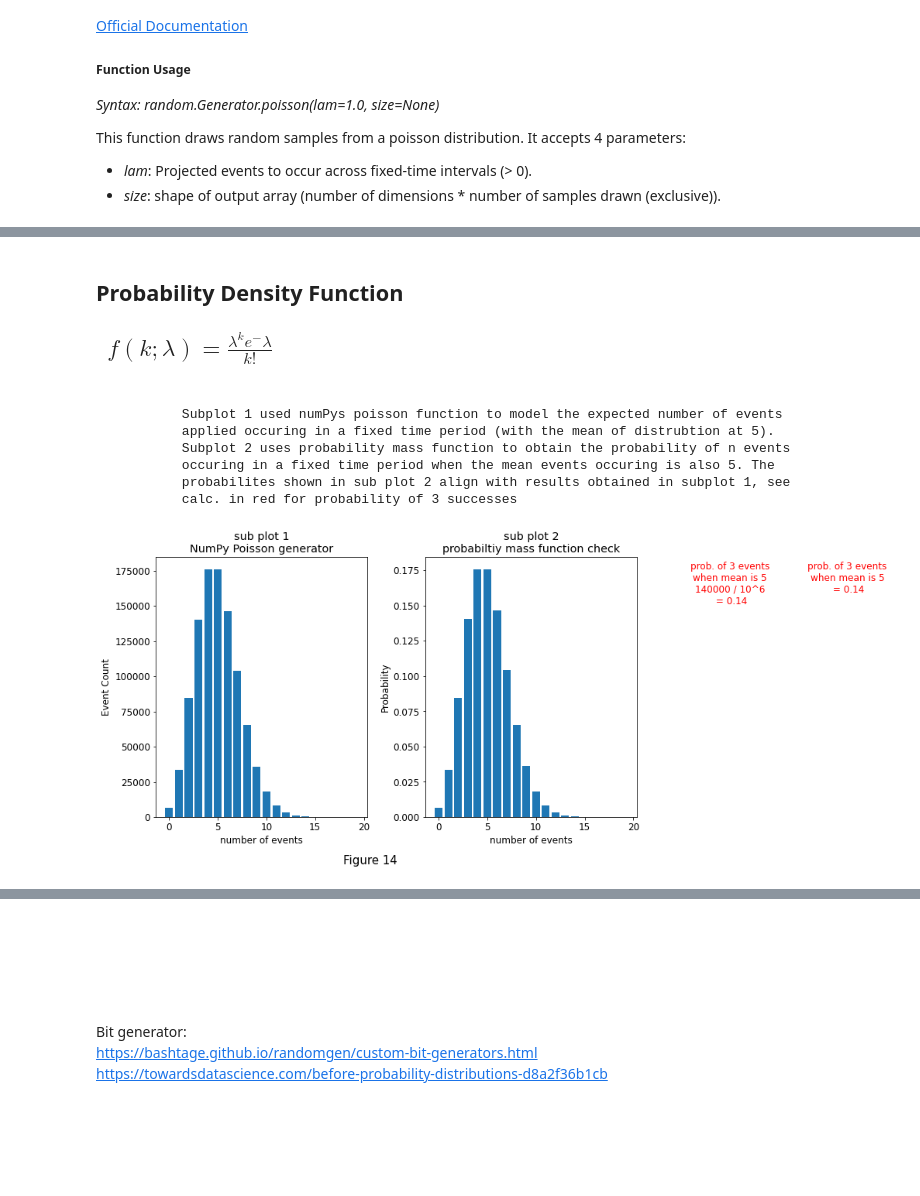
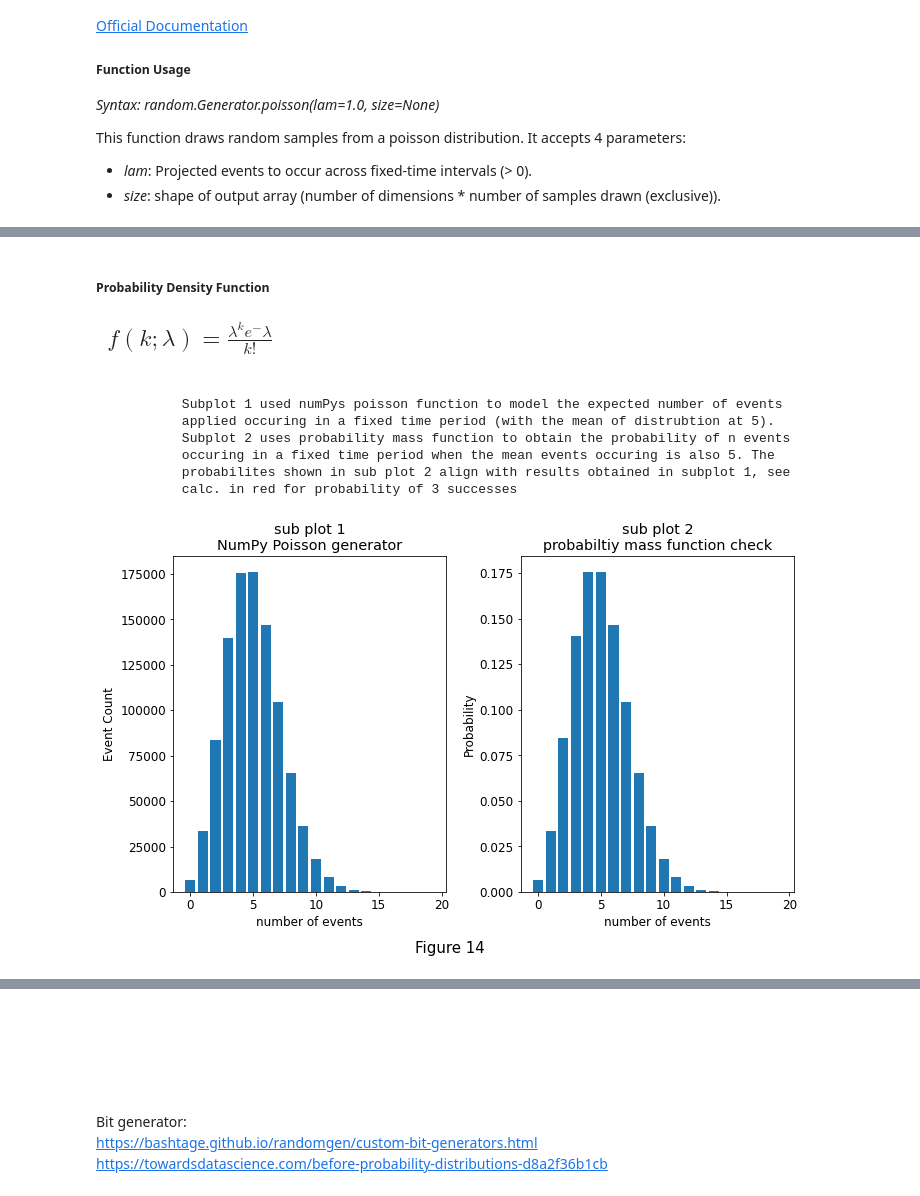
Before and after one commit to CiaranMoran27/playing_with_jupyter, a Jupyter notebook: numpy-random.ipynb, the cells around one changed output, grey strips where cells are left out. Saved outputs shown, nothing was run; the diff lists cells and outputs as text; code cells hidden in the pictures; blank space fills up the shorter version.

```diff
--- a/numpy-random.ipynb
+++ b/numpy-random.ipynb
@@ -916,9 +931,10 @@ for plot_index, ax in enumerate(fig.axes):
 # %% [markdown]
-## Probability Density Function
+##### Probability Density Function
 <h2>&nbsp;  $f(k;λ)=\frac{λ^ke^-λ}{k!}$ <h2>
 # %%
 # generate poisson array using numPy
 # expected num events in fixeed time interval = 5
+
 array = rng.poisson(lam = (5), size = (1000000, 1))
 num_events_numpy, event_count = np.unique(array, return_counts = True)
 
@@ -939,37 +955,37 @@ fig, (ax1, ax2) = plt.subplots(1, 2, figsize = (10, 6))
 plt.figtext(0.5, -0.025, 'Figure 14', wrap = True, horizontalalignment = 'center', fontsize = 15);
 
 ax1.bar(num_events_numpy, event_count)
 ax2.bar(p_check_table['number of events'], p_check_table['prob'])
 ax1.set_title('sub plot 1\nNumPy Poisson generator')
 ax1.set_xlabel('number of events')
 ax1.set_ylabel('Event Count')
 ax2.set_title('sub plot 2\nprobabiltiy mass function check')
 ax2.set_xlabel('number of events')
 ax2.set_ylabel('Probability')
 plt.tight_layout();
 
 
-prob_check_subplot1 = 'prob. of 3 events\nwhen mean is 5\n140000 / 10^6\n = {}'.format(140000 / 1000000)
-prob_check_subplot2 = 'prob. of 3 events\nwhen mean is 5\n = {}'.format(round(poisson.pmf(3, 5), 3))
-ax1.text(0.375, 0.975, prob_check_subplot1, ha='center', va='center', transform=ax.transAxes, color = 'red')
-ax2.text(0.99, 1, prob_check_subplot2, ha='center', va='center', transform=ax.transAxes, color = 'red')
+#prob_check_subplot1 = 'prob. of 3 events\nwhen mean is 5\n140000 / 10^6\n = {}'.format(140000 / 1000000)
+#prob_check_subplot2 = 'prob. of 3 events\nwhen mean is 5\n = {}'.format(round(poisson.pmf(3, 5), 3))
+#ax1.text(0.0, 0.975, prob_check_subplot1, ha='center', va='center', transform=ax.transAxes, color = 'red')
+#ax2.text(0.99, 1, prob_check_subplot2, ha='center', va='center', transform=ax.transAxes, color = 'red')
 
 
 # description for plot
 string_spacer = [' ' * 11 for i in range(12)]
 print('\n{}Subplot 1 used numPys poisson function to model the expected number of events\n\
 {}applied occuring in a fixed time period (with the mean of distrubtion at 5).\n\
 {}Subplot 2 uses probability mass function to obtain the probability of n events \n\
 {}occuring in a fixed time period when the mean events occuring is also 5. The \n\
 {}probabilites shown in sub plot 2 align with results obtained in subplot 1, see \n\
 {}calc. in red for probability of 3 successes\n'.format(*string_spacer))
 # %% [output]
            Subplot 1 used numPys poisson function to model the expected number of events
            applied occuring in a fixed time period (with the mean of distrubtion at 5).
            Subplot 2 uses probability mass function to obtain the probability of n events
            occuring in a fixed time period when the mean events occuring is also 5. The
            probabilites shown in sub plot 2 align with results obtained in subplot 1, see
            calc. in red for probability of 3 successes
-[figure, old version]
+[figure, new version]
 # %% [markdown]
 ##### Modelling Real World Data
```
Also changed, not shown: parts of 36 cells of this notebook, 1 other file.
